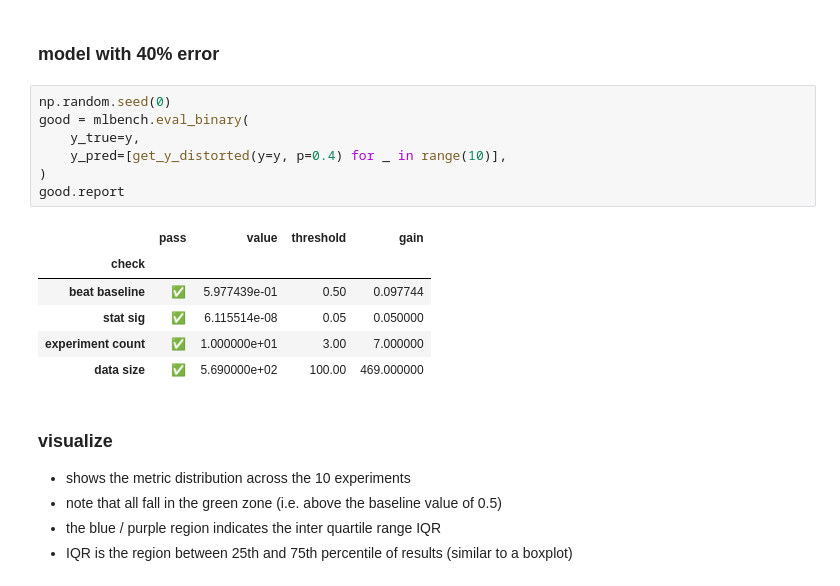
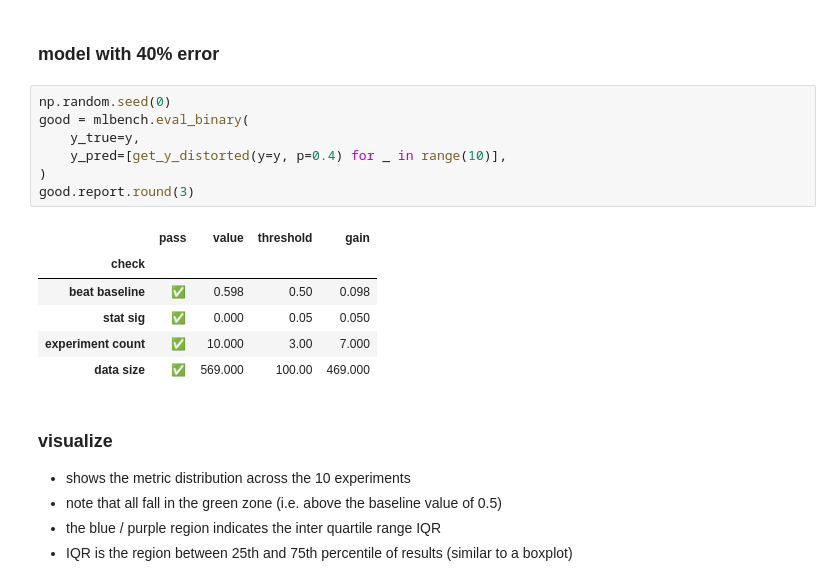
Before and after one commit to amirziai/mlbench, a Jupyter notebook: demo.ipynb, the cells around one changed output. Cells and saved outputs as stored; diff of their text form.

```diff
--- a/demo.ipynb
+++ b/demo.ipynb
@@ -238,17 +238,17 @@ mlbench.eval_binary(
 # %%
 np.random.seed(0)
 good = mlbench.eval_binary(
     y_true=y,
     y_pred=[get_y_distorted(y=y, p=0.4) for _ in range(10)],
 )
-good.report
+good.report.round(3)
 # %% [output]
 |  | pass | value | threshold | gain |
 | check |  |  |  |  |
-| beat baseline | ✅ | 5.977439e-01 | 0.50 | 0.097744 |
-| stat sig | ✅ | 6.115514e-08 | 0.05 | 0.050000 |
-| experiment count | ✅ | 1.000000e+01 | 3.00 | 7.000000 |
-| data size | ✅ | 5.690000e+02 | 100.00 | 469.000000 |
+| beat baseline | ✅ | 0.598 | 0.50 | 0.098 |
+| stat sig | ✅ | 0.000 | 0.05 | 0.050 |
+| experiment count | ✅ | 10.000 | 3.00 | 7.000 |
+| data size | ✅ | 569.000 | 100.00 | 469.000 |
 # %% [markdown]
 ### visualize
 - shows the metric distribution across the 10 experiments
```
Also changed, not shown: parts of 8 cells of this notebook, 4 other files.
